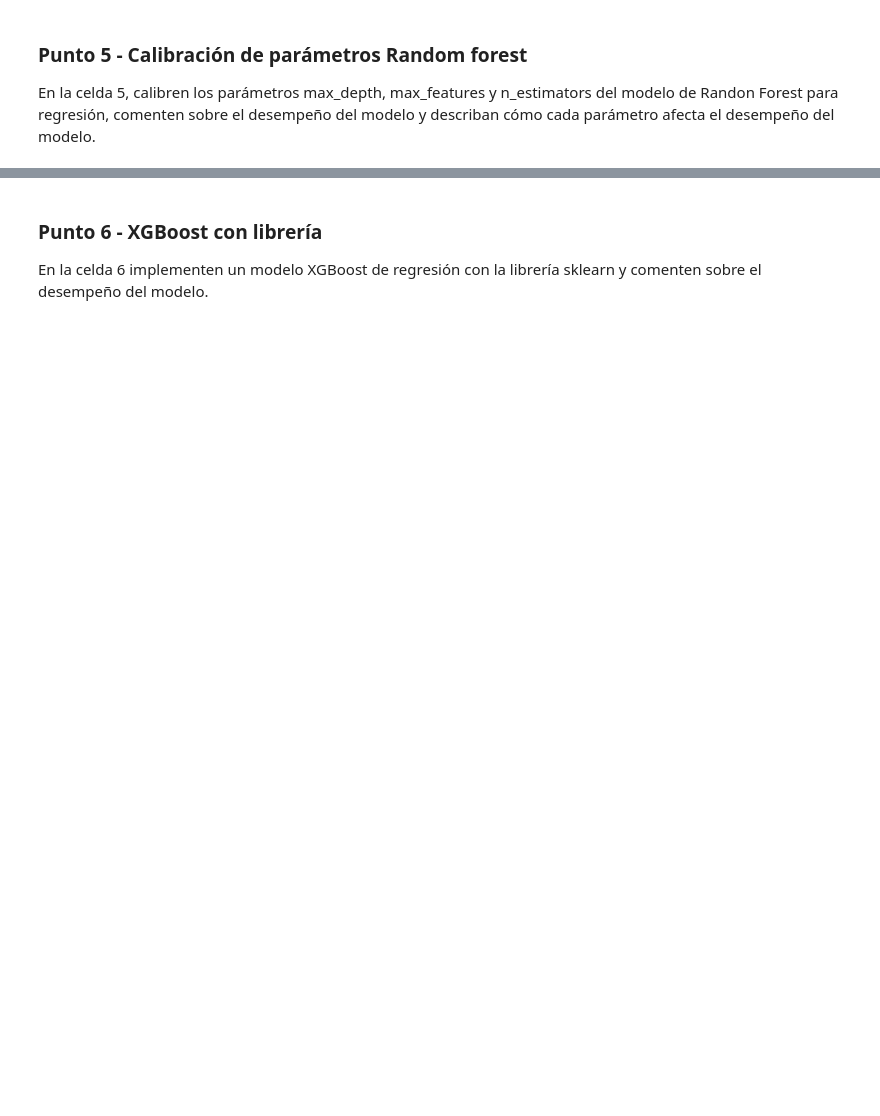
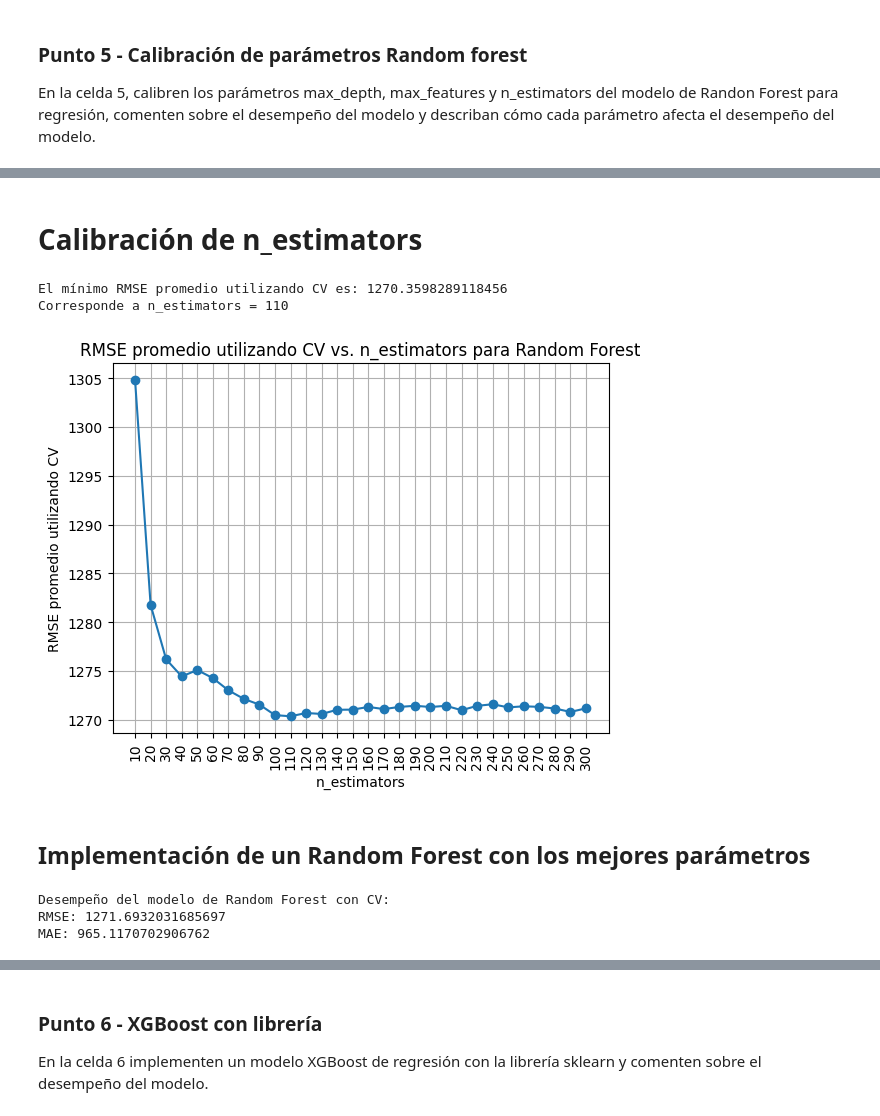
Before and after one commit to daalpugu/Machine-Learning-2024-2, a Jupyter notebook: Semana 2/S2TC1_RandomForests_Boosting.ipynb, the cells around one changed output, grey strips where cells are left out. Cells and saved outputs as stored; diff of their text form; code cells hidden in the pictures; blank space fills up the shorter version.

```diff
--- a/Semana 2/S2TC1_RandomForests_Boosting.ipynb
+++ b/Semana 2/S2TC1_RandomForests_Boosting.ipynb
@@ -256,0 +471,67 @@ En la celda 5, calibren los parámetros max_depth, max_features y n_estimators d
+# %% [markdown]
+# **Calibración de n_estimators**
+# %%
+# Lista para almacenar los resultados de RMSE promedio utilizando CV para diferentes valores de n_estimators
+rmse_scores_cv = []
+
+# Rango de valores para n_estimators a probar
+n_estimators_range = range(10, 310, 10)
+
+# Entrenar modelos con diferentes valores de n_estimators y calcular RMSE promedio utilizando CV
+for n_estimators in n_estimators_range:
+    # Crear el modelo de Random Forest con el valor actual de n_estimators, best_max_depth_cv y best_max_features_cv
+    random_forest_model = RandomForestRegressor(n_estimators=n_estimators, max_depth=best_max_depth_cv, max_features=best_max_features_cv, random_state=42)
+
+    # Calcular el RMSE promedio utilizando CV con 5 folds
+    rmse_cv = -cross_val_score(random_forest_model, X_train, y_train, cv=5, scoring='neg_root_mean_squared_error').mean()
+
+    # Agregar el RMSE promedio a la lista
+    rmse_scores_cv.append(rmse_cv)
+
+# Encontrar el mínimo RMSE promedio y su respectivo n_estimators
+min_rmse_cv = min(rmse_scores_cv)
+n_estimators_optimo_cv = n_estimators_range[rmse_scores_cv.index(min_rmse_cv)]
+
+# Imprimir el resultado
+print("El mínimo RMSE promedio utilizando CV es:", min_rmse_cv)
+print("Corresponde a n_estimators =", n_estimators_optimo_cv)
+
+# Graficar los resultados
+plt.plot(n_estimators_range, rmse_scores_cv, marker='o', linestyle='-')
+plt.xlabel('n_estimators')
+plt.ylabel('RMSE promedio utilizando CV')
+plt.title('RMSE promedio utilizando CV vs. n_estimators para Random Forest')
+plt.xticks(n_estimators_range, rotation=90)
+plt.grid(True)
+plt.show()
+# %% [output]
+El mínimo RMSE promedio utilizando CV es: 1270.3598289118456
+Corresponde a n_estimators = 110
+[figure, added]
+# %% [markdown]
+## **Implementación de un Random Forest con los mejores parámetros**
+# %%
+# Crear el modelo de Random Forest con los hiperparámetros especificados
+random_forest_model_cv = RandomForestRegressor(n_estimators=n_estimators_optimo_cv, max_depth=best_max_depth_cv, max_features=best_max_features_cv, random_state=42)
+
+# Aplicar CV al modelo utilizando 5-fold cross-validation
+cv_scores = cross_val_score(random_forest_model_cv, X_train, y_train, cv=5, scoring='neg_mean_squared_error')
+
+# Entrenar el modelo utilizando todos los datos de entrenamiento
+random_forest_model_cv.fit(X_train, y_train)
+
+# Realizar predicciones en el conjunto de prueba
+y_pred_rf_cv = random_forest_model_cv.predict(X_test)
+
+# Calcular métricas de evaluación
+rmse_rf_c_cv = np.sqrt(-cv_scores.mean())  # Usamos la media del negativo de los scores para obtener el RMSE
+mae_rf_c_cv = mean_absolute_error(y_test, y_pred_rf_cv)
+
+# Imprimir el desempeño del modelo
+print("Desempeño del modelo de Random Forest con CV:")
+print("RMSE:", rmse_rf_c_cv)
+print("MAE:", mae_rf_c_cv)
+# %% [output]
+Desempeño del modelo de Random Forest con CV:
+RMSE: 1271.6932031685697
+MAE: 965.1170702906762
```
Also changed, not shown: parts of 49 cells of this notebook.
